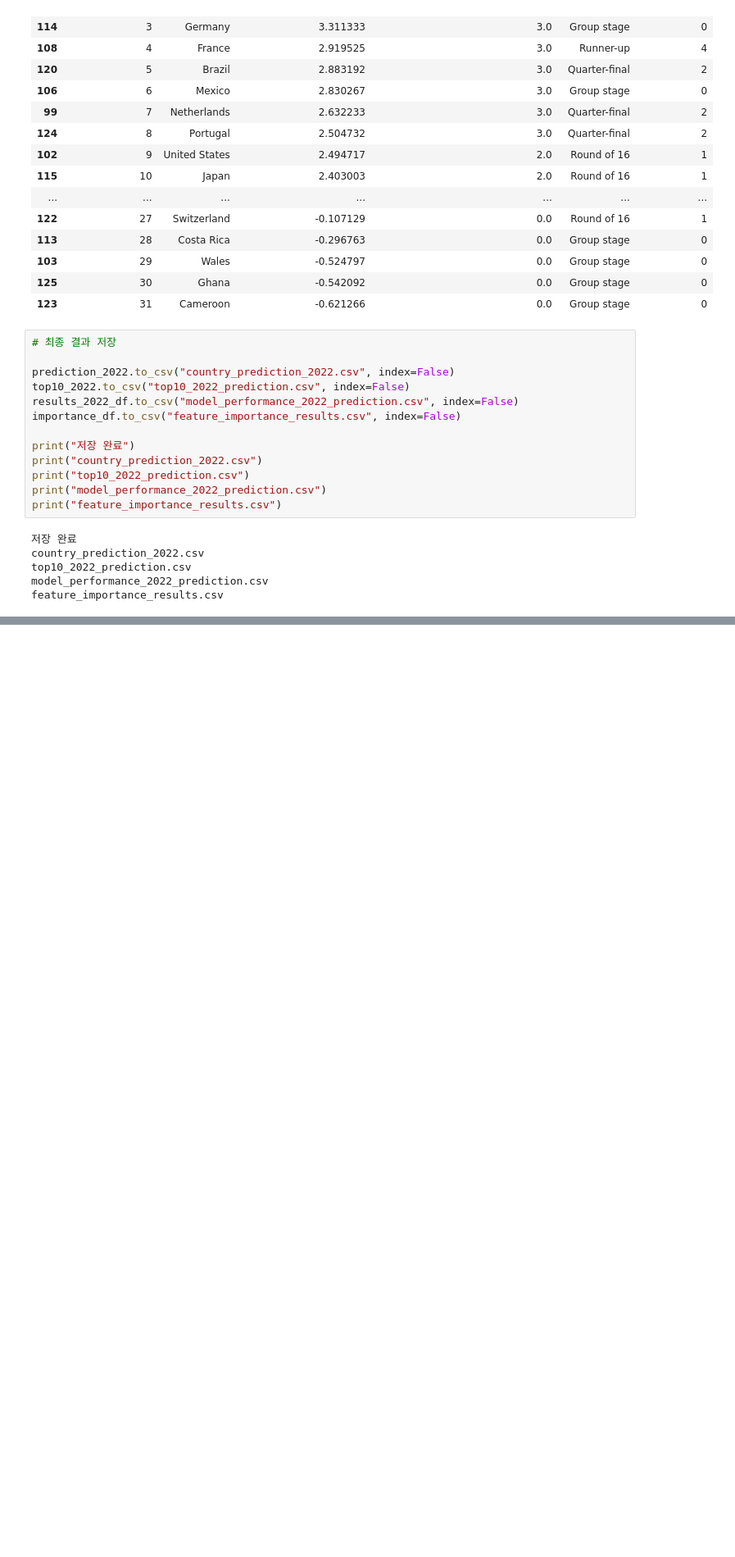
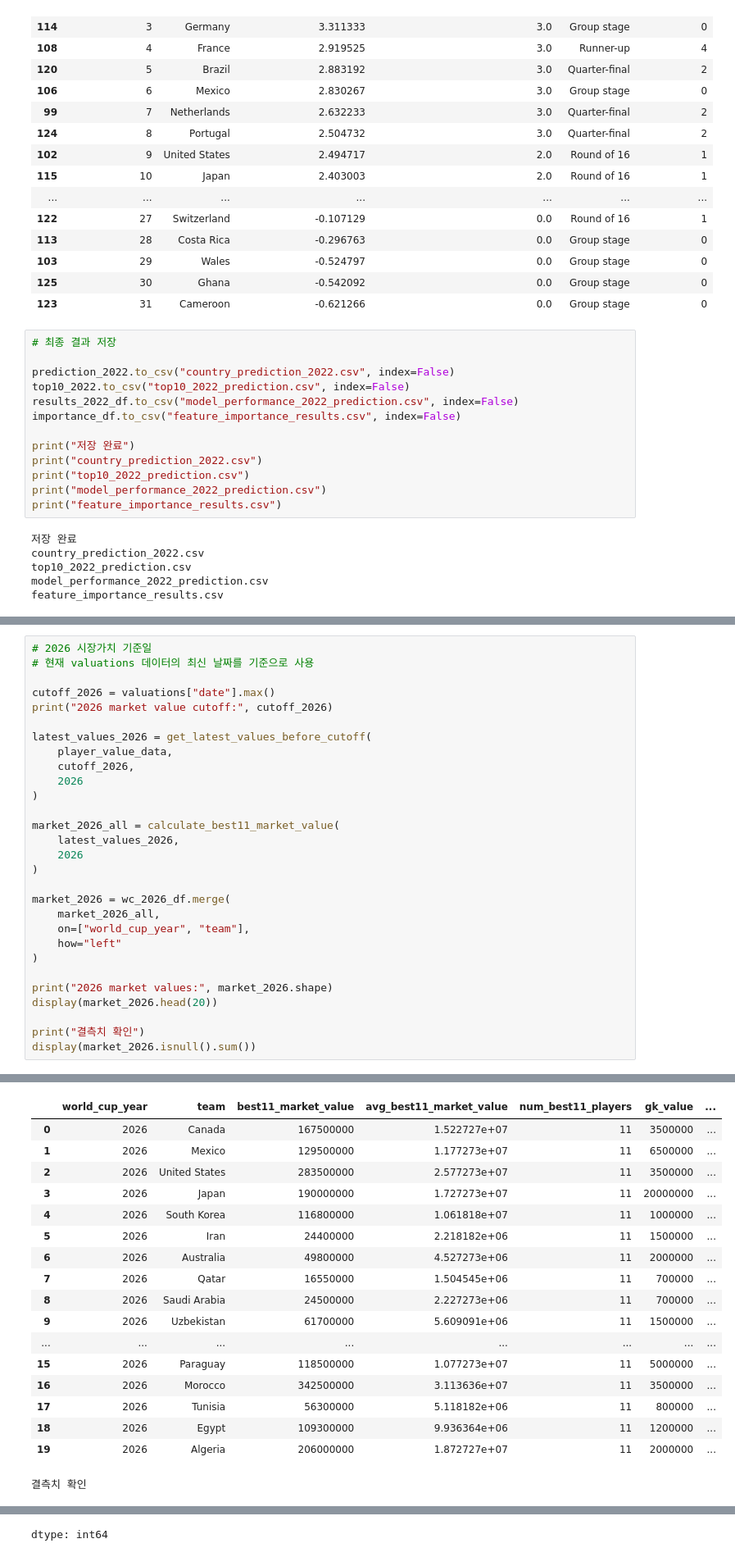
Before and after one commit to seop-byte/worldcup-2026-winner-prediction, a Jupyter notebook: worldcup_2026_prediction.ipynb, the cells around one changed output, grey strips where cells are left out. Shown at 82% size. Cells and saved outputs as stored; diff of their text form; blank space fills up the shorter version.

```diff
--- a/worldcup_2026_prediction.ipynb
+++ b/worldcup_2026_prediction.ipynb
@@ -1523,0 +1698,30 @@ files.download("feature_importance_results.csv")
+# %%
+# 2026 시장가치 기준일
+# 현재 valuations 데이터의 최신 날짜를 기준으로 사용
+
+cutoff_2026 = valuations["date"].max()
+print("2026 market value cutoff:", cutoff_2026)
+
+latest_values_2026 = get_latest_values_before_cutoff(
+    player_value_data,
+    cutoff_2026,
+    2026
+)
+
+market_2026_all = calculate_best11_market_value(
+    latest_values_2026,
+    2026
+)
+
+market_2026 = wc_2026_df.merge(
+    market_2026_all,
+    on=["world_cup_year", "team"],
+    how="left"
+)
+
+print("2026 market values:", market_2026.shape)
+display(market_2026.head(20))
+
+print("결측치 확인")
+display(market_2026.isnull().sum())
+# %% [output]
@@ -1523,0 +1730,18 @@ files.download("feature_importance_results.csv")
+|  | world_cup_year | team | best11_market_value | avg_best11_market_value | num_best11_players | gk_value | ... |
+| 0 | 2026 | Canada | 167500000 | 1.522727e+07 | 11 | 3500000 | ... |
+| 1 | 2026 | Mexico | 129500000 | 1.177273e+07 | 11 | 6500000 | ... |
+| 2 | 2026 | United States | 283500000 | 2.577273e+07 | 11 | 3500000 | ... |
+| 3 | 2026 | Japan | 190000000 | 1.727273e+07 | 11 | 20000000 | ... |
+| 4 | 2026 | South Korea | 116800000 | 1.061818e+07 | 11 | 1000000 | ... |
+| 5 | 2026 | Iran | 24400000 | 2.218182e+06 | 11 | 1500000 | ... |
+| 6 | 2026 | Australia | 49800000 | 4.527273e+06 | 11 | 2000000 | ... |
+| 7 | 2026 | Qatar | 16550000 | 1.504545e+06 | 11 | 700000 | ... |
+| 8 | 2026 | Saudi Arabia | 24500000 | 2.227273e+06 | 11 | 700000 | ... |
+| 9 | 2026 | Uzbekistan | 61700000 | 5.609091e+06 | 11 | 1500000 | ... |
+| ... | ... | ... | ... | ... | ... | ... | ... |
+| 15 | 2026 | Paraguay | 118500000 | 1.077273e+07 | 11 | 5000000 | ... |
+| 16 | 2026 | Morocco | 342500000 | 3.113636e+07 | 11 | 3500000 | ... |
+| 17 | 2026 | Tunisia | 56300000 | 5.118182e+06 | 11 | 800000 | ... |
+| 18 | 2026 | Egypt | 109300000 | 9.936364e+06 | 11 | 1200000 | ... |
+| 19 | 2026 | Algeria | 206000000 | 1.872727e+07 | 11 | 2000000 | ... |
+결측치 확인
@@ -1523,0 +1758 @@ files.download("feature_importance_results.csv")
+dtype: int64
```
Also changed, not shown: parts of 12 cells of this notebook.
